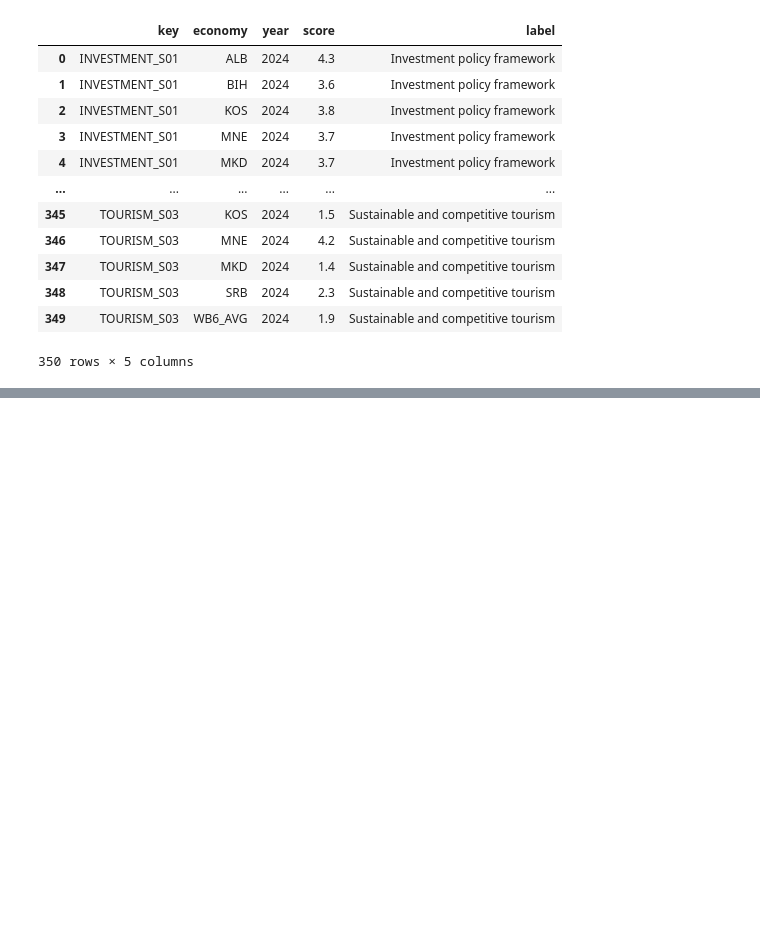
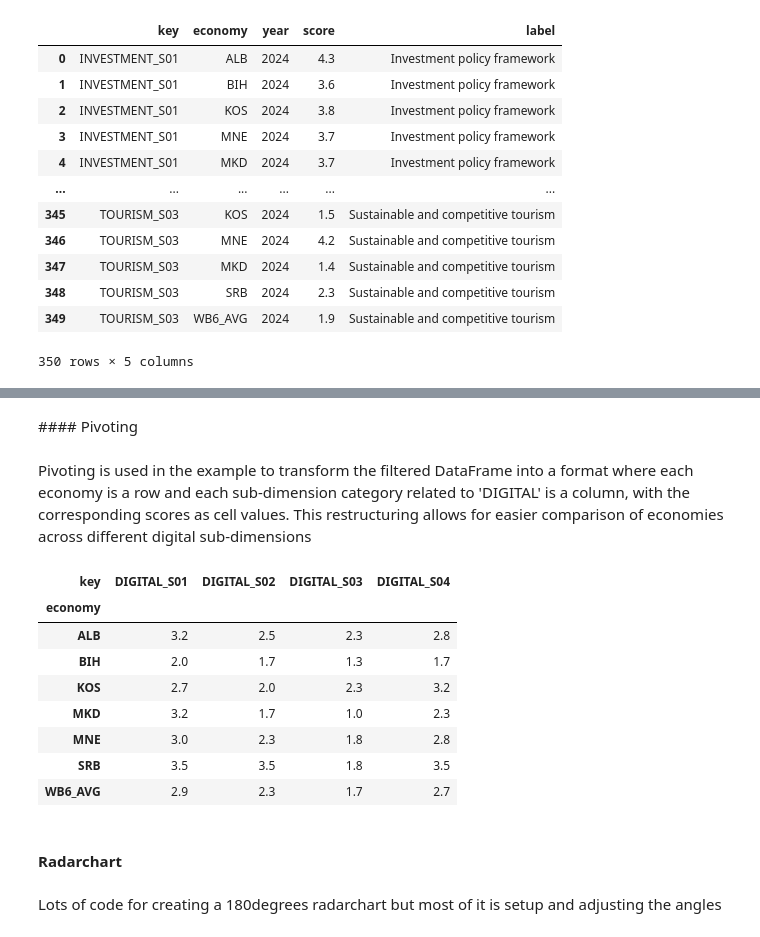
Before and after one commit to fleshgordo/dataexploration, a Jupyter notebook: DataExploration.ipynb, the cells around one changed output, grey strips where cells are left out. Drawn from its saved outputs; the diff is of its cells as text; code cells hidden in the pictures; blank space fills up the shorter version.

```diff
--- a/DataExploration.ipynb
+++ b/DataExploration.ipynb
@@ -1177,0 +1108,33 @@ merged_df
+# %% [markdown]
+#### Pivoting
+# %% [markdown]
+Pivoting is used in the example to transform the filtered DataFrame into a format where each economy is a row and each sub-dimension category related to 'DIGITAL' is a column, with the corresponding scores as cell values. This restructuring allows for easier comparison of economies across different digital sub-dimensions
+# %%
+import numpy as np
+import matplotlib.pyplot as plt
+
+# Filter the data for a specific sub-dimension (e.g., DIGITAL)
+subdimension_key = 'DIGITAL'
+filtered_df = merged_df[merged_df['key'].str.startswith(subdimension_key)]
+
+# Example: We'll aggregate the scores for one year (you can change this as needed)
+year_of_interest = 2024
+filtered_year_df = filtered_df[filtered_df['year'] == year_of_interest]
+
+# Pivot the data to have economies as rows and subdimension categories as columns
+pivot_data = filtered_year_df.pivot_table(index='economy', columns='key', values='score', aggfunc='mean')
+pivot_data
+# %% [output]
+| key | DIGITAL_S01 | DIGITAL_S02 | DIGITAL_S03 | DIGITAL_S04 |
+| economy |  |  |  |  |
+| ALB | 3.2 | 2.5 | 2.3 | 2.8 |
+| BIH | 2.0 | 1.7 | 1.3 | 1.7 |
+| KOS | 2.7 | 2.0 | 2.3 | 3.2 |
+| MKD | 3.2 | 1.7 | 1.0 | 2.3 |
+| MNE | 3.0 | 2.3 | 1.8 | 2.8 |
+| SRB | 3.5 | 3.5 | 1.8 | 3.5 |
+| WB6_AVG | 2.9 | 2.3 | 1.7 | 2.7 |
+# %% [markdown]
+#### Radarchart
+# %% [markdown]
+Lots of code for creating a 180degrees radarchart but most of it is setup and adjusting the angles
```
Also changed, not shown: parts of 41 cells of this notebook.
